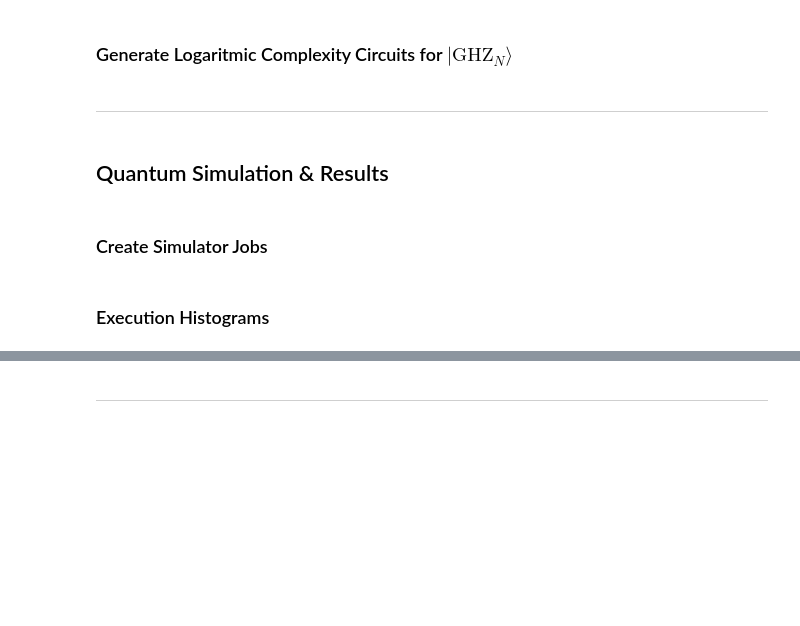
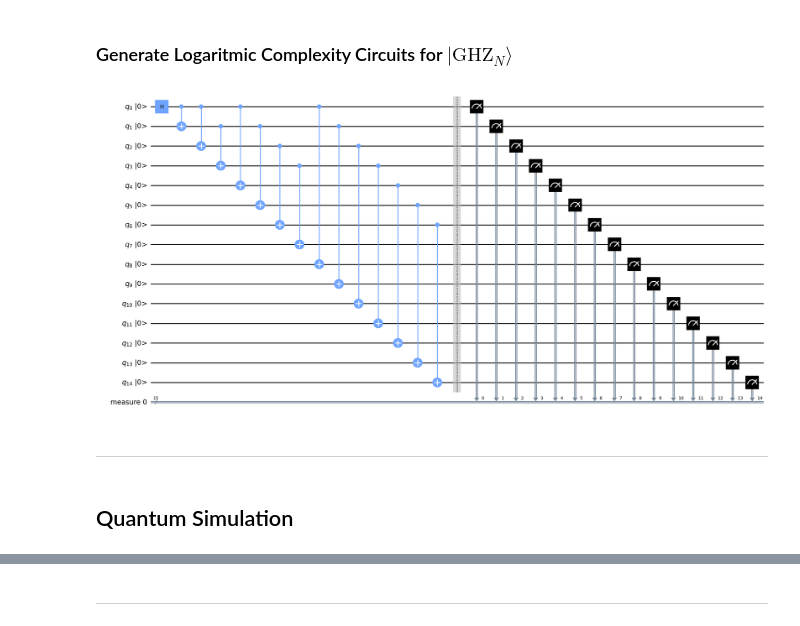
Before and after one commit to Kapral67/CSCI420-Research, a Jupyter notebook: data/QPU.ipynb, the cells around one changed output, grey strips where cells are left out. Saved outputs shown, nothing was run; the diff lists cells and outputs as text; code cells hidden in the pictures; blank space fills up the shorter version.

Commit message:
noisy simulations

```diff
--- a/data/QPU.ipynb
+++ b/data/QPU.ipynb
@@ -92,14 +100,12 @@ def _log_complexity_GHZ(m: int) -> QuantumCircuit:
 
   if m == 0:
     c = QuantumCircuit([Qubit()])
-    c.reset(0)
     c.h(0)
   else:
     c = _log_complexity_GHZ(m - 1)
     for i in range(c.num_qubits):
       c.add_bits([Qubit()])
       new_qubit_index = c.num_qubits - 1
-      c.reset(new_qubit_index)
       c.cx(i, new_qubit_index)
   return c
 # %% [markdown]
@@ -124,10 +130,10 @@ def log_complexity_GHZ(N: int) -> QuantumCircuit:
   return new_circuit
 # %%
 log['circuit'] = log_complexity_GHZ(N)
-log['circuit'].draw(output='mpl', fold=-1)
+log['circuit'].draw(output='mpl', fold=-1, initial_state=True)
+# %% [output]
+[figure, added]
 # %% [markdown]
 ---
 # %% [markdown]
-## Quantum Simulation & Results
+## Quantum Simulation
-# %% [markdown]
-### Create Simulator Jobs
@@ -137,3 +140 @@ log['job'] = execute(log['circuit'], backend, shots=shots)
-# %% [markdown]
-### Execution Histograms
 # %% [markdown]
```
Also changed, not shown: parts of 29 cells of this notebook.
